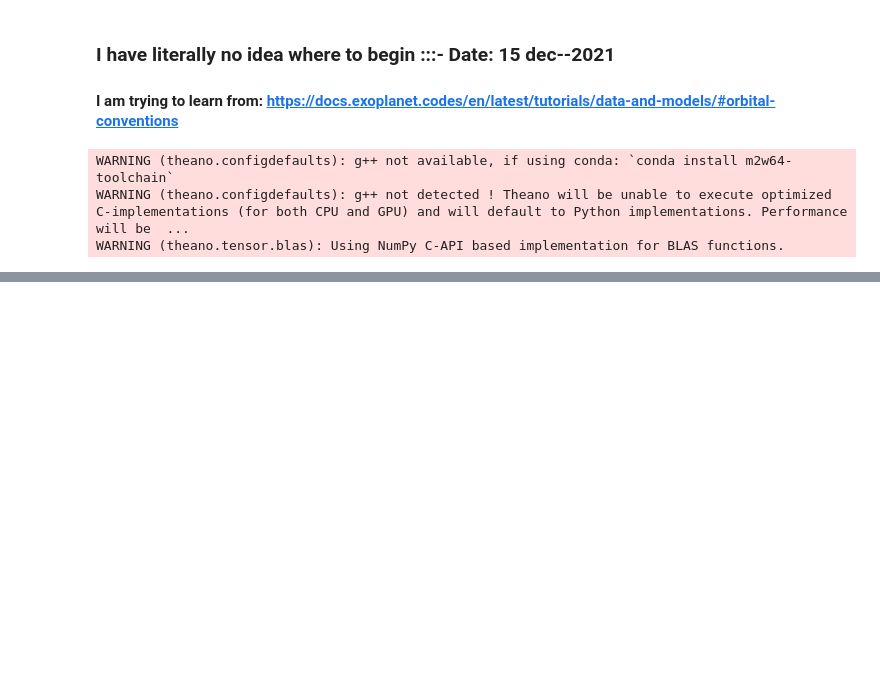
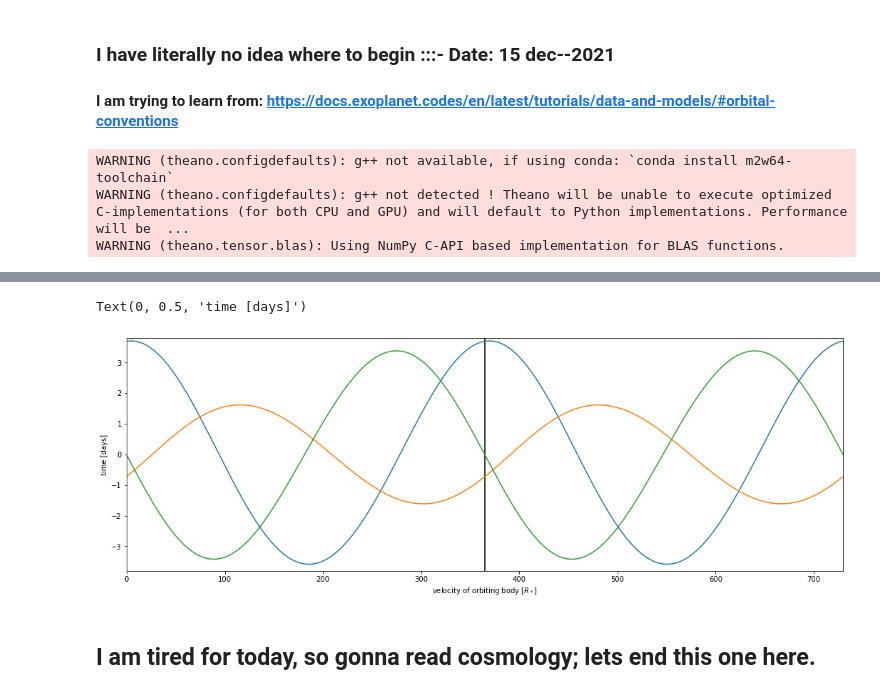
Before and after one commit to ukesh-sys/Exoplanet-Tutorial, a Jupyter notebook: Exoplanet Tutorial ____ Lesson 1.ipynb, the cells around one changed output, grey strips where cells are left out. Cells and saved outputs as stored; diff of their text form; code cells hidden in the pictures; blank space fills up the shorter version.

```diff
--- a/Exoplanet Tutorial ____ Lesson 1.ipynb
+++ b/Exoplanet Tutorial ____ Lesson 1.ipynb
@@ -27,0 +50,16 @@ orbit=xo.orbits.KeplerianOrbit(period = 365.0, #in days
+# %%
+#Lets do it for velocity now
+plt.figure(figsize=(18,6))
+plt.vlines(x=365, ymin=-4,ymax=4, colors= 'black')
+plt.ylim(-3.8,3.8)
+plt.xlim(0,730)
+plt.plot(t, vx.eval())
+plt.plot(t, vy.eval())
+plt.plot(t, vz.eval())
+plt.xlabel("velocity of orbiting body [$R_*$]")
+plt.ylabel("time [days]")
+# %% [output]
+Text(0, 0.5, 'time [days]')
+[figure, added]
+# %% [markdown]
+## I am tired for today, so gonna read cosmology; lets end this one here.
```
Also changed, not shown: parts of 1 cell of this notebook.
